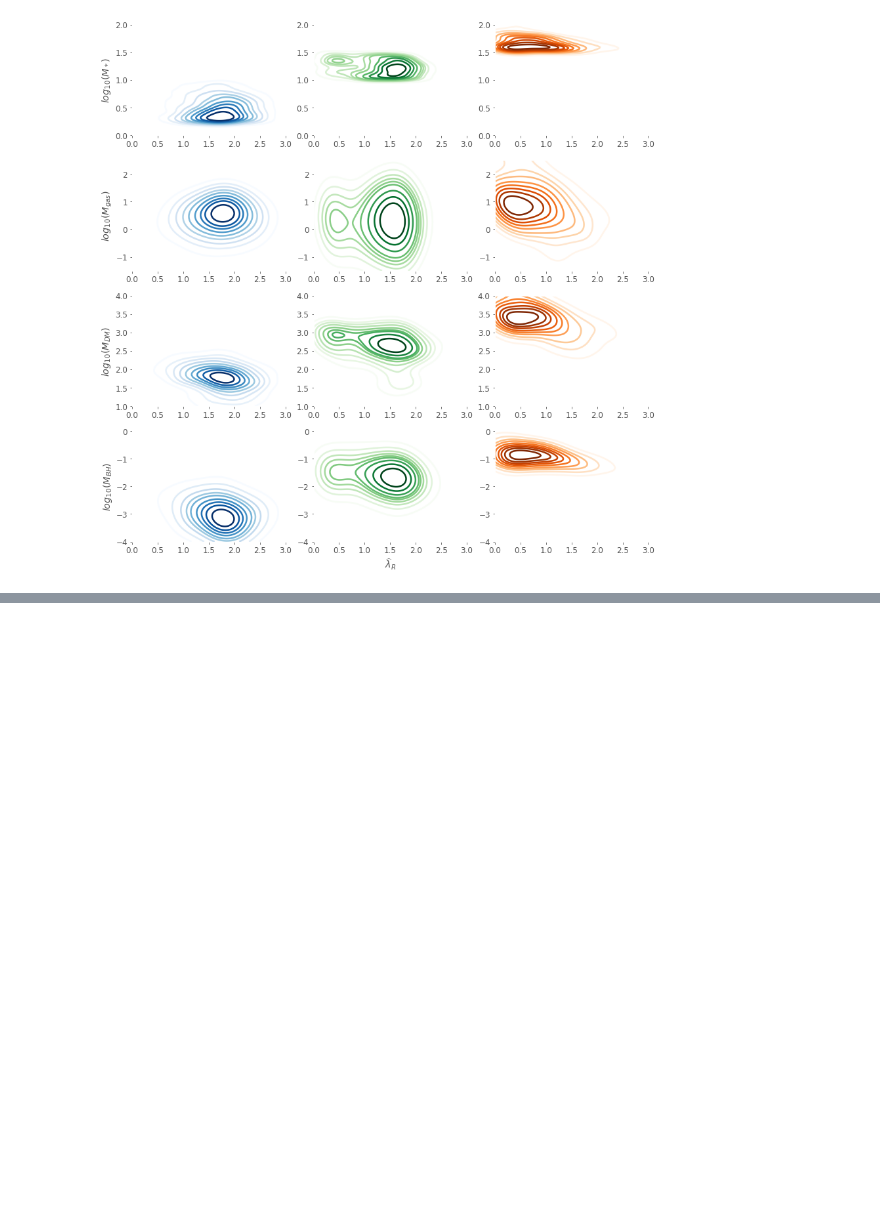
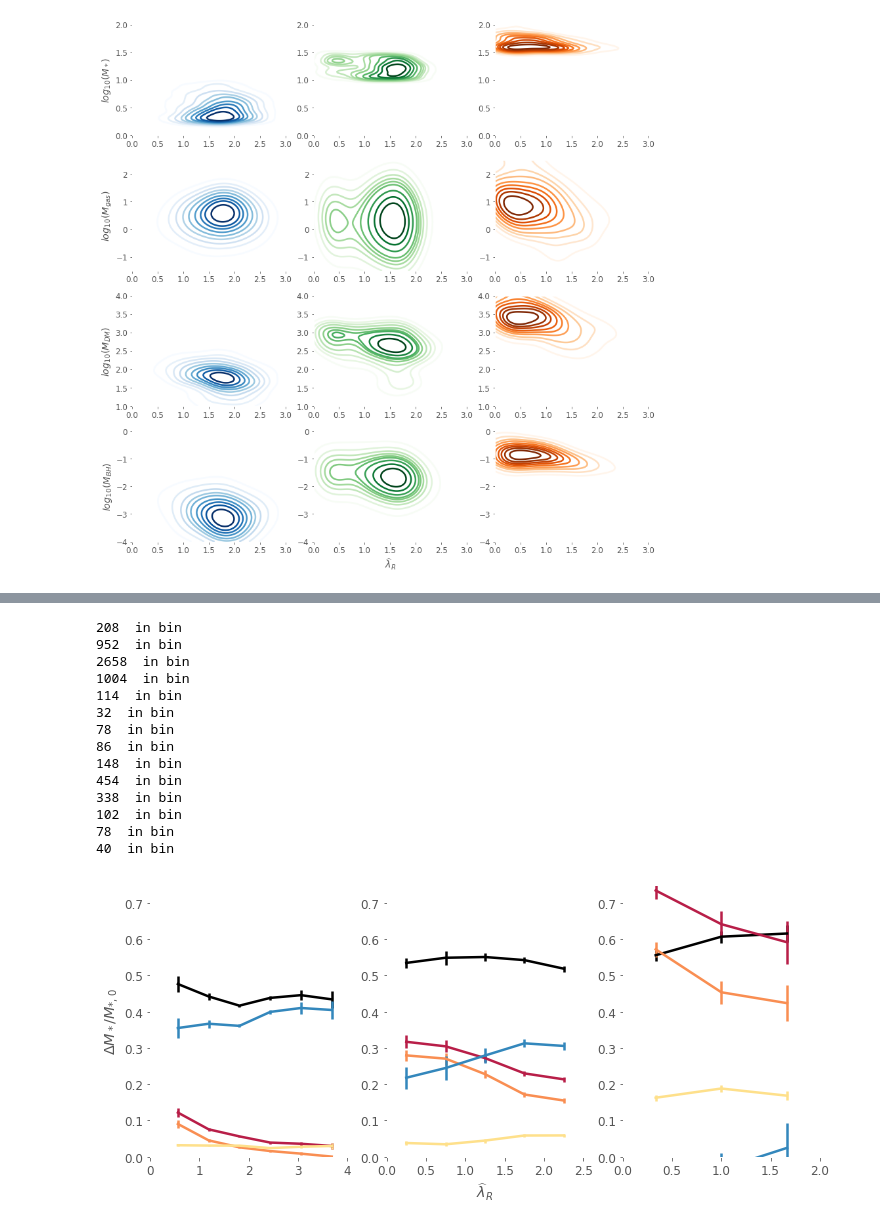
Before and after one commit to zpenoyre/illustris, a Jupyter notebook: sandbox.ipynb, the cells around one changed output, grey strips where cells are left out. Saved outputs shown, nothing was run; the diff lists cells and outputs as text; code cells hidden in the pictures; blank space fills up the shorter version.

Commit message:
Adds delta M / M plot (and probably a bunch of bugfixes)

```diff
--- a/sandbox.ipynb
+++ b/sandbox.ipynb
@@ -268,0 +315,64 @@ plt.show(lambdaGrid)
+# %%
+#Must run above cell first
+def plotAccretion(whichPlot,galData,accData,lowMass,highMass,nBins,lMin,lMax):
+    whichGal=np.argwhere((accData[:,2]!=-1) & (galData[:,2]>lowMass) & (galData[:,2]<highMass)
+                         & (accData[:,3]+accData[:,4]<1*accData[:,1])) # makes sure a galaxy hasn't accreted WAY more than it's current mass!
+    lambdaHat=galData[whichGal,16]
+    dM=accData[whichGal,2]/accData[whichGal,1]
+    dMajor=accData[whichGal,3]/accData[whichGal,1]
+    dMinor=accData[whichGal,4]/accData[whichGal,1]
+    dTotal=dMinor+dMajor
+    dExtra=dM-dTotal
+    edges=np.linspace(lMin,lMax,nBins+1)
+    mids=0.5*(edges[1:]+edges[:-1])
+    mean=np.zeros((nBins,5))
+    err=np.zeros((nBins,5))
+    for i in range(nBins):
+        inBin=np.argwhere((lambdaHat>edges[i]) & (lambdaHat<edges[i+1]))
+        print(inBin.size,' in bin')
+        mean[i,0]=np.mean(dM[inBin])
+        err[i,0]=np.std(dM[inBin])/np.sqrt(inBin.size)
+        mean[i,1]=np.mean(dTotal[inBin])
+        err[i,1]=np.std(dTotal[inBin])/np.sqrt(inBin.size)
+        mean[i,2]=np.mean(dMajor[inBin])
+        err[i,2]=np.std(dMajor[inBin])/np.sqrt(inBin.size)
+        mean[i,3]=np.mean(dMinor[inBin])
+        err[i,3]=np.std(dMinor[inBin])/np.sqrt(inBin.size)
+        mean[i,4]=np.mean(dExtra[inBin])
+        err[i,4]=np.std(dExtra[inBin])/np.sqrt(inBin.size)
+    cmap=mpl.cm.get_cmap('Spectral')
+    whichPlot.errorbar(mids,mean[:,0],yerr=err[:,0],c='k')
+    whichPlot.errorbar(mids,mean[:,1],yerr=err[:,1],c=cmap(0.05))
+    whichPlot.errorbar(mids,mean[:,2],yerr=err[:,2],c=cmap(0.25))
+    whichPlot.errorbar(mids,mean[:,3],yerr=err[:,3],c=cmap(0.4))
+    whichPlot.errorbar(mids,mean[:,4],yerr=err[:,4],c=cmap(0.9))
+    whichPlot.set_ylim(0,0.75)
+    whichPlot.set_xlim(0,edges[-1])
+    whichPlot.set_facecolor('white')
+fig=plt.figure(figsize=(12,5))
+accGrid=mpl.gridspec.GridSpec(1,3)
+accLow=plt.subplot(accGrid[0,0])
+accMid=plt.subplot(accGrid[0,1])
+accHigh=plt.subplot(accGrid[0,2])
+plotAccretion(accLow,galData,accData,0,6,6,0.25,4)
+plotAccretion(accMid,galData,accData,10,10**1.5,5,0,2.5)
+plotAccretion(accHigh,galData,accData,10**1.5,1000,3,0,2)
+accLow.set_ylabel(r'$\Delta M_* / M_{*,0}$')
+accMid.set_xlabel(r'$\widehat{\lambda}_R$')
+plt.show(accGrid)
+# %% [output]
+208  in bin
+952  in bin
+2658  in bin
+1004  in bin
+114  in bin
+32  in bin
+78  in bin
+86  in bin
+148  in bin
+454  in bin
+338  in bin
+102  in bin
+78  in bin
+40  in bin
+[figure, added]
```
Also changed, not shown: parts of 2 cells of this notebook.
